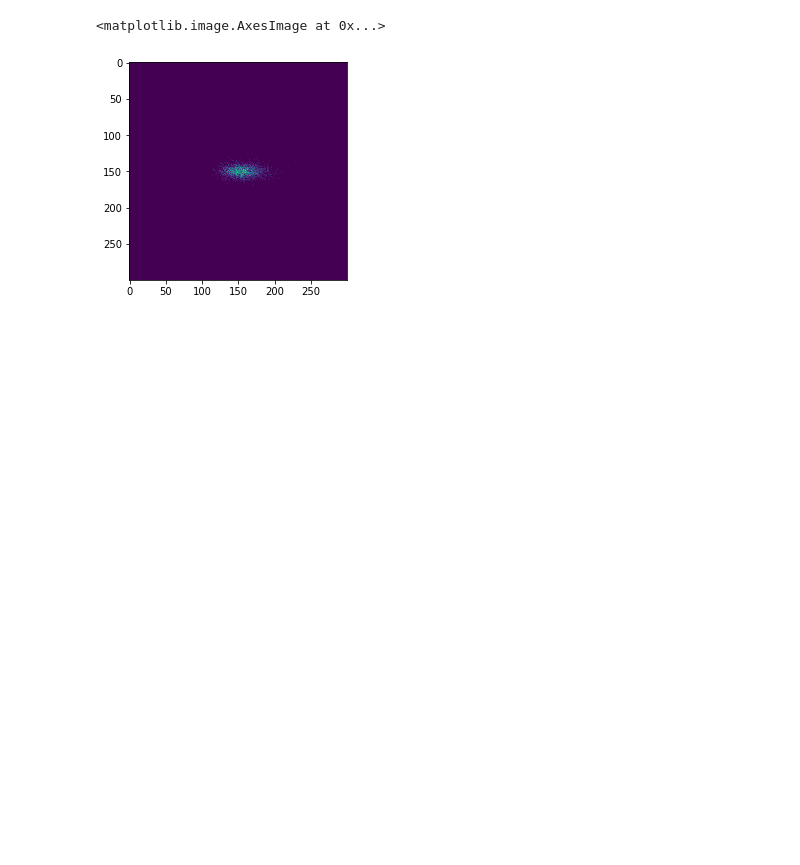
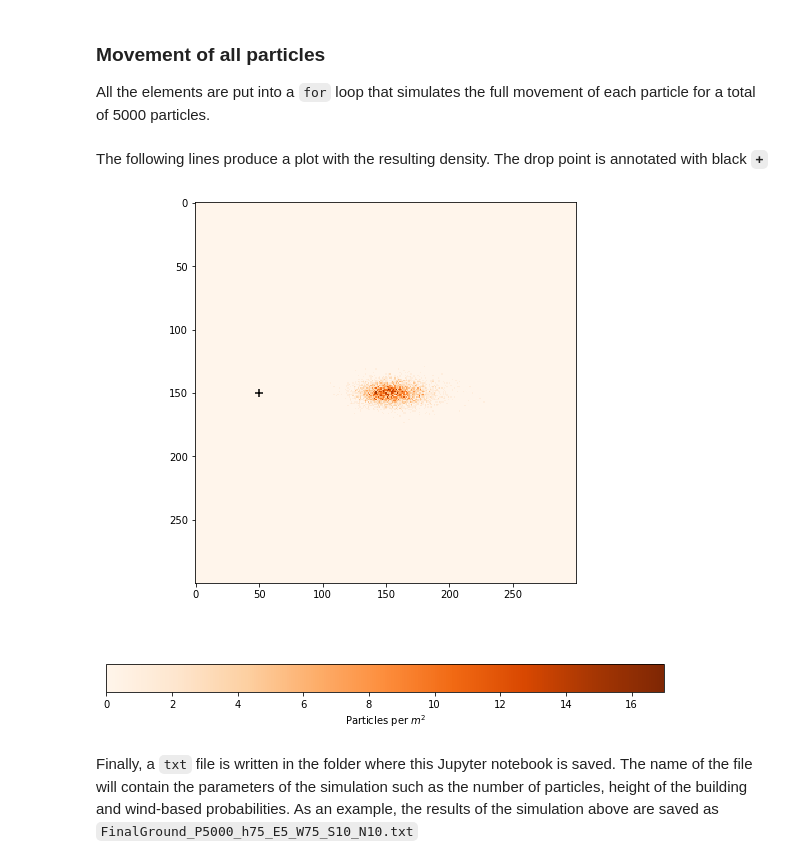
Before and after one commit to juanfonsecaLS1/2ndAssignment, a Jupyter notebook: Notebook_bomb_v2.ipynb, the cells around one changed output. Saved outputs shown, nothing was run; the diff lists cells and outputs as text; code cells hidden in the pictures; blank space fills up the shorter version.

````diff
--- a/Notebook_bomb_v2.ipynb
+++ b/Notebook_bomb_v2.ipynb
@@ -131,2 +162,2 @@ print(particle1.x,particle1.y,particle1.z)
 # %%
-particle = Particle(x = x0, y = y0, z = 300)
+particle = Particle(x = x0, y = y0, z = 75)
@@ -168 +197,4 @@ myground = clear_ground()
+# %% [markdown]
+### Movement of all particles
+All the elements are put into a ```for``` loop that simulates the full movement of each particle for a total of 5000 particles.
 # %%
@@ -177,7 +215,14 @@ for i in range(n_particles):
     if particle.z==0:
         myground[particle.y][particle.x] += 1
-# %%
-matplotlib.pyplot.imshow(myground)
-# %% [output]
-<matplotlib.image.AxesImage at 0x...>
-[figure, removed]
+# %% [markdown]
+The following lines produce a plot with the resulting density. The drop point is annotated with black **```+```**
+# %%
+matplotlib.pyplot.figure(figsize = (10,10))
+matplotlib.pyplot.imshow(myground, cmap='Oranges')
+matplotlib.pyplot.colorbar(label=r'Particles per '+'$m^2$', orientation="horizontal")
+matplotlib.pyplot.scatter(x0, y0, s = 50, c = 'black', marker = "+") # Drop point
+matplotlib.pyplot.show()
+# %% [output]
+[figure, added]
+# %% [markdown]
+Finally, a ```txt``` file is written in the folder where this Jupyter notebook is saved. The name of the file will contain the parameters of the simulation such as the number of particles, height of the building and wind-based probabilities. As an example, the results of the simulation above are saved as ```FinalGround_P5000_h75_E5_W75_S10_N10.txt```
````
Also changed, not shown: parts of 44 cells of this notebook, 13 other files.
